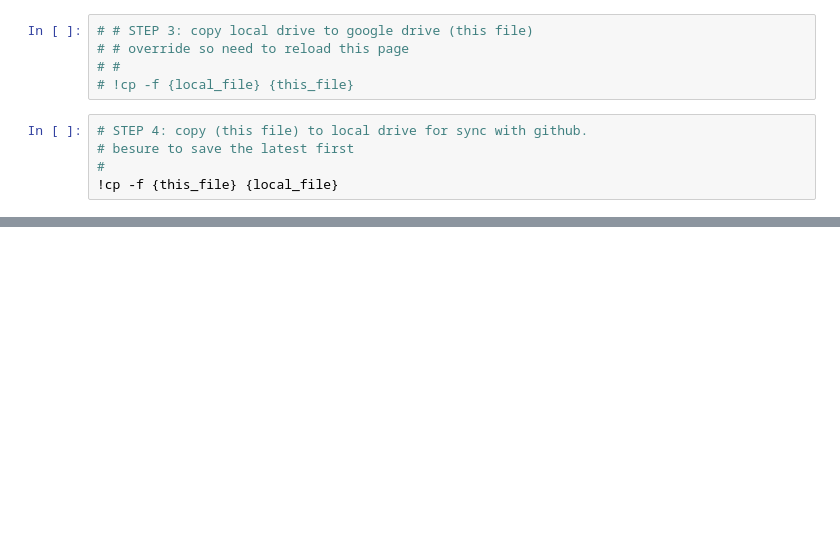
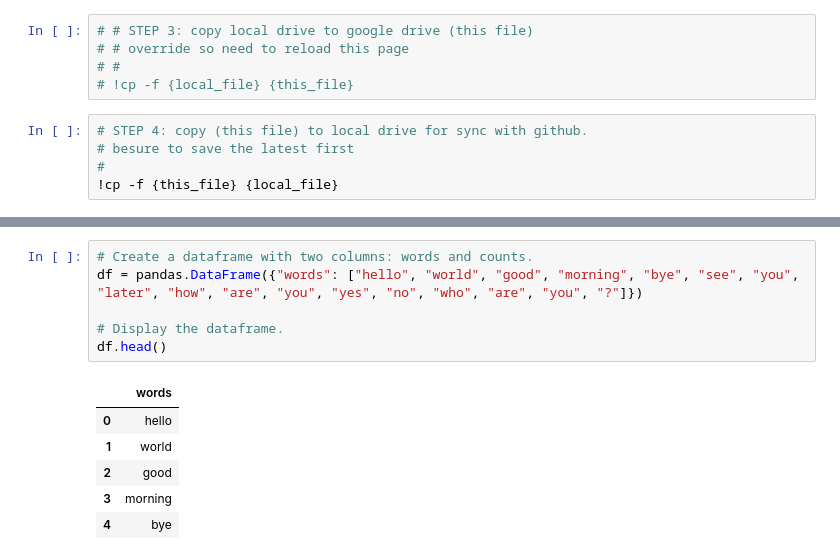
Before and after one commit to duchaba/pluto_happy, a Jupyter notebook: pluto_hugging_face_stable_diffusion.ipynb, the cells around one changed output, grey strips where cells are left out. Saved outputs shown, nothing was run; the diff lists cells and outputs as text; blank space fills up the shorter version.

```diff
--- a/pluto_hugging_face_stable_diffusion.ipynb
+++ b/pluto_hugging_face_stable_diffusion.ipynb
@@ -534,0 +571,13 @@ fatal: could not read Username for 'https://github.com': No such device or addre
+# %%
+# Create a dataframe with two columns: words and counts.
+df = pandas.DataFrame({"words": ["hello", "world", "good", "morning", "bye", "see", "you", "later", "how", "are", "you", "yes", "no", "who", "are", "you", "?"]})
+
+# Display the dataframe.
+df.head()
+# %% [output]
+|  | words |
+| 0 | hello |
+| 1 | world |
+| 2 | good |
+| 3 | morning |
+| 4 | bye |
```
Also changed, not shown: parts of 13 cells of this notebook.
